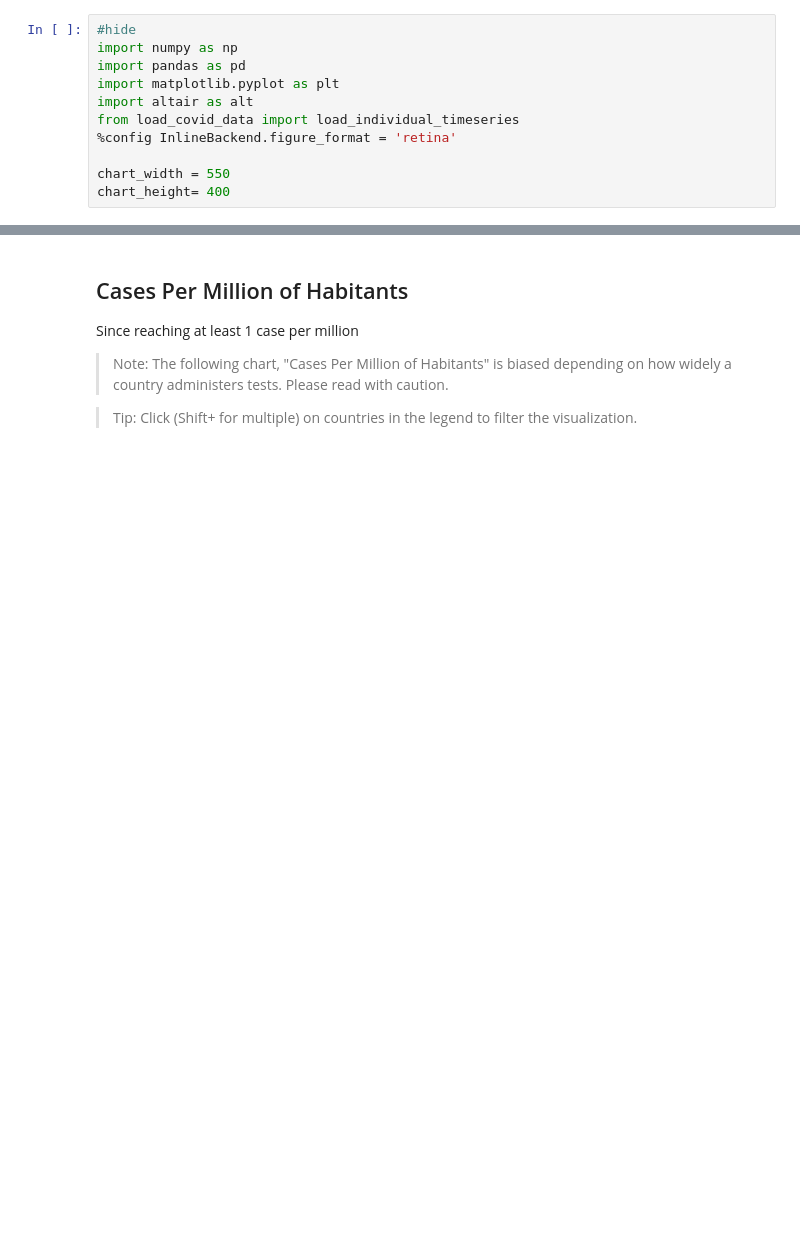
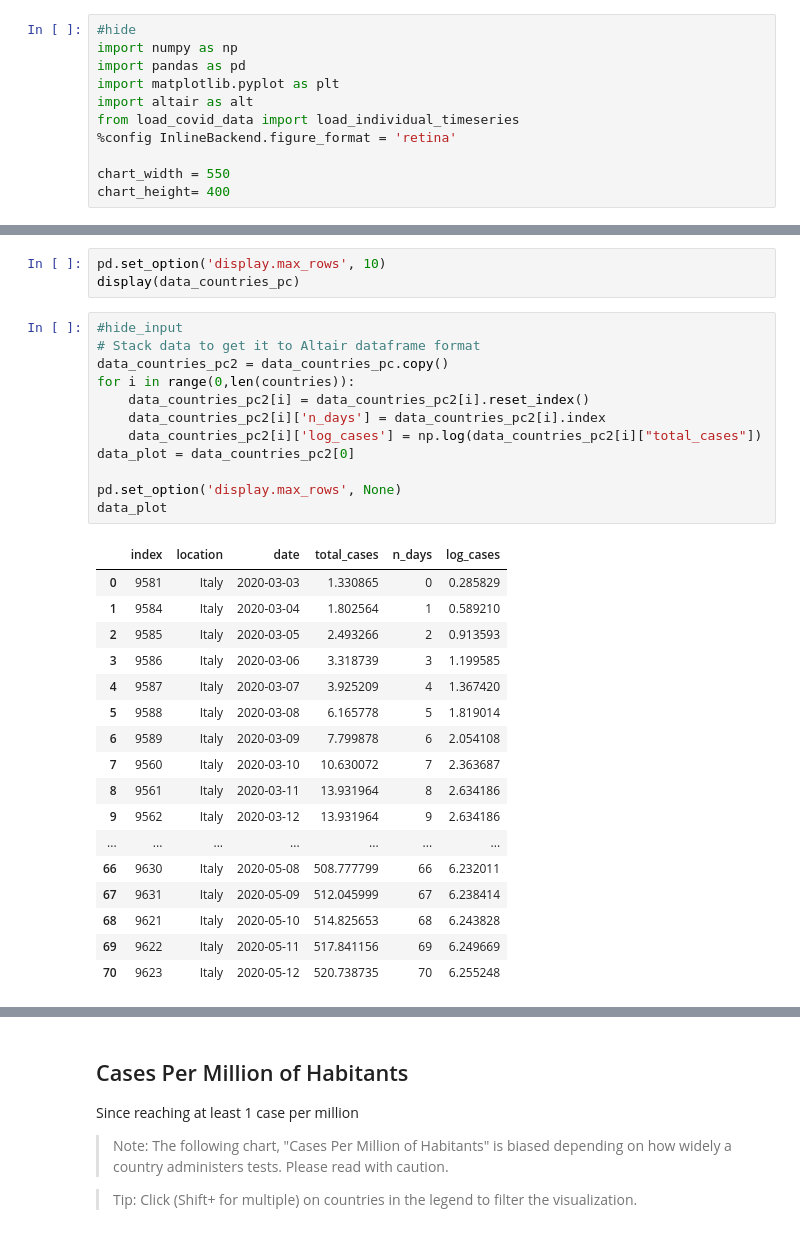
Before and after one commit to Guneetgstar/covid19, a Jupyter notebook: _notebooks/2020-03-19-cases-and-deaths-per-million.ipynb, the cells around one changed output, grey strips where cells are left out. Drawn from its saved outputs; the diff is of its cells as text; blank space fills up the shorter version.

```diff
--- a/_notebooks/2020-03-19-cases-and-deaths-per-million.ipynb
+++ b/_notebooks/2020-03-19-cases-and-deaths-per-million.ipynb
@@ -18 +92,34 @@ Since reaching at least 1 death per million
+# %%
+pd.set_option('display.max_rows', 10)
+display(data_countries_pc)
+# %%
+#hide_input
+# Stack data to get it to Altair dataframe format
+data_countries_pc2 = data_countries_pc.copy()
+for i in range(0,len(countries)):
+    data_countries_pc2[i] = data_countries_pc2[i].reset_index()
+    data_countries_pc2[i]['n_days'] = data_countries_pc2[i].index
+    data_countries_pc2[i]['log_cases'] = np.log(data_countries_pc2[i]["total_cases"])
+data_plot = data_countries_pc2[0]
+
+pd.set_option('display.max_rows', None)
+data_plot
+# %% [output]
+|  | index | location | date | total_cases | n_days | log_cases |
+| 0 | 9581 | Italy | 2020-03-03 | 1.330865 | 0 | 0.285829 |
+| 1 | 9584 | Italy | 2020-03-04 | 1.802564 | 1 | 0.589210 |
+| 2 | 9585 | Italy | 2020-03-05 | 2.493266 | 2 | 0.913593 |
+| 3 | 9586 | Italy | 2020-03-06 | 3.318739 | 3 | 1.199585 |
+| 4 | 9587 | Italy | 2020-03-07 | 3.925209 | 4 | 1.367420 |
+| 5 | 9588 | Italy | 2020-03-08 | 6.165778 | 5 | 1.819014 |
+| 6 | 9589 | Italy | 2020-03-09 | 7.799878 | 6 | 2.054108 |
+| 7 | 9560 | Italy | 2020-03-10 | 10.630072 | 7 | 2.363687 |
+| 8 | 9561 | Italy | 2020-03-11 | 13.931964 | 8 | 2.634186 |
+| 9 | 9562 | Italy | 2020-03-12 | 13.931964 | 9 | 2.634186 |
+| ... | ... | ... | ... | ... | ... | ... |
+| 66 | 9630 | Italy | 2020-05-08 | 508.777799 | 66 | 6.232011 |
+| 67 | 9631 | Italy | 2020-05-09 | 512.045999 | 67 | 6.238414 |
+| 68 | 9621 | Italy | 2020-05-10 | 514.825653 | 68 | 6.243828 |
+| 69 | 9622 | Italy | 2020-05-11 | 517.841156 | 69 | 6.249669 |
+| 70 | 9623 | Italy | 2020-05-12 | 520.738735 | 70 | 6.255248 |
 # %%
```
Also changed, not shown: parts of 19 cells of this notebook, 5 other files.
